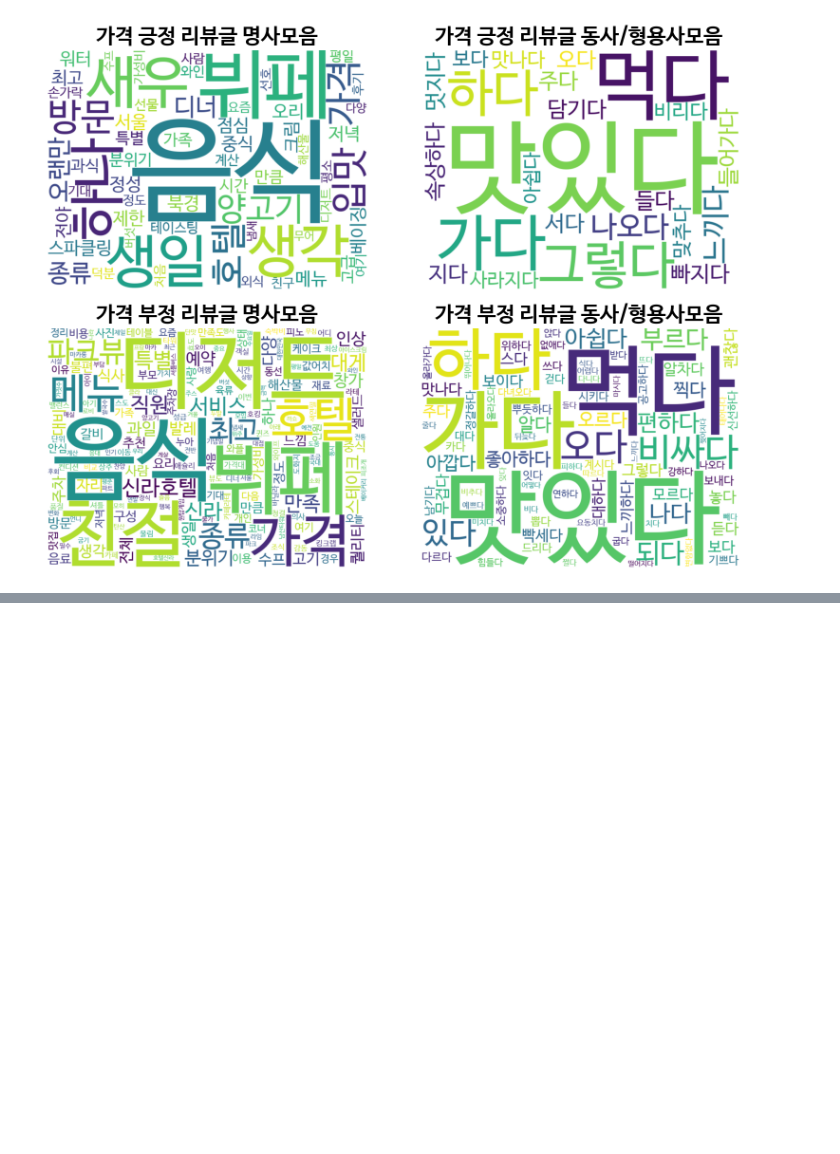
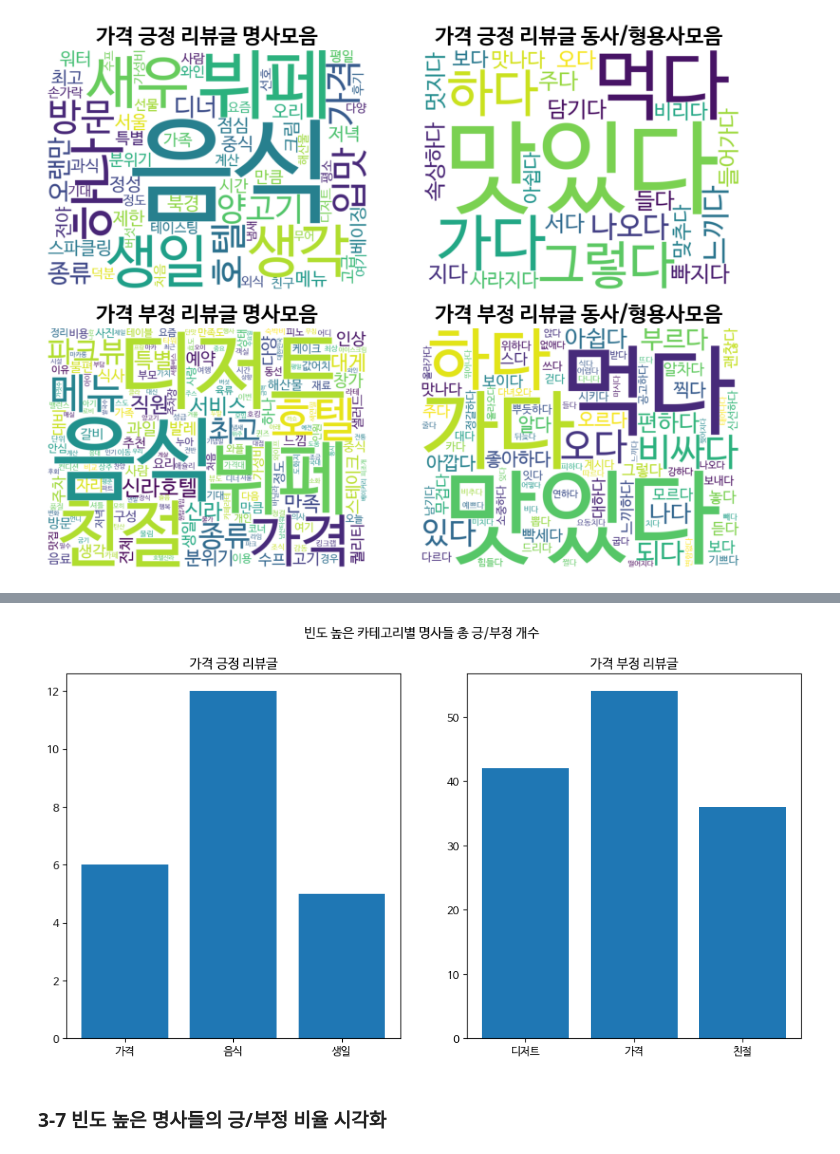
Before and after one commit to baedori99/Restaurant_Review, a Jupyter notebook: Review_Analyzer/Data_Analyze/analyzer.ipynb, the cells around one changed output, grey strips where cells are left out. Saved outputs shown, nothing was run; the diff lists cells and outputs as text; code cells hidden in the pictures; blank space fills up the shorter version.

```diff
--- a/Review_Analyzer/Data_Analyze/analyzer.ipynb
+++ b/Review_Analyzer/Data_Analyze/analyzer.ipynb
@@ -764,0 +1213,53 @@ plt.show()
+# %%
+# 평가 개수 구하기
+price_pos_price_emo = emotion_eval_counts(price_positive_parse_review, "긍정_가격")
+price_pos_food_emo = emotion_eval_counts(price_positive_parse_review, "긍정_음식")
+price_pos_birthday_emo = emotion_eval_counts(price_positive_parse_review, "긍정_생일")
+
+price_neg_dessert_emo = emotion_eval_counts(price_negative_parse_review, "부정_디저트")
+price_neg_price_emo = emotion_eval_counts(price_negative_parse_review, "부정_가격")
+price_neg_kindness_emo = emotion_eval_counts(price_negative_parse_review, "부정_친절")
+
+
+# 긍정 + 부정 평가 개수 구하기
+price_pos_price_total = price_pos_price_emo["긍정"] + price_pos_price_emo["부정"]
+price_pos_food_total = price_pos_food_emo["긍정"] + price_pos_food_emo["부정"]
+price_pos_birthday_total = price_pos_birthday_emo["긍정"] + price_pos_birthday_emo["부정"]
+
+price_neg_dessert_total = price_neg_dessert_emo["긍정"] + price_neg_dessert_emo["부정"]
+price_neg_price_total = price_neg_price_emo["긍정"] + price_neg_price_emo["부정"]
+price_neg_kindness_total = price_neg_kindness_emo["긍정"] + price_neg_kindness_emo["부정"]
+# %%
+x_positive = np.arange(3)
+price_pos_price_emo = price_pos_price_total
+price_pos_food_emo = price_pos_food_total
+price_pos_birthday_emo = price_pos_birthday_total
+
+x_negative = np.arange(3)
+price_neg_dessert_emo = price_neg_dessert_total
+price_neg_price_emo = price_neg_price_total
+price_neg_kindness_emo = price_neg_kindness_total
+
+fig, ax = plt.subplots(1,2, figsize=(12, 6))
+
+y_p_pos_axis = [price_pos_price_emo,price_pos_food_emo,price_pos_birthday_emo]
+x_p_pos_axis = ["가격","음식","생일"]
+ax[0].bar(x_positive,y_p_pos_axis)
+ax[0].set_xticks(x_positive)
+ax[0].set_xticklabels(x_p_pos_axis)
+ax[0].set_title("가격 긍정 리뷰글")
+
+
+y_p_neg_axis = [price_neg_dessert_emo,price_neg_price_emo,price_neg_kindness_emo]
+x_p_neg_axis = ["디저트","가격","친절"]
+ax[1].bar(x_negative,y_p_neg_axis)
+ax[1].set_xticks(x_negative)
+ax[1].set_xticklabels(x_p_neg_axis)
+ax[1].set_title("가격 부정 리뷰글")
+
+plt.suptitle("빈도 높은 카테고리별 명사들 총 긍/부정 개수")
+plt.show()
+# %% [output]
+[figure, added]
+# %% [markdown]
+### 3-7 빈도 높은 명사들의 긍/부정 비율 시각화
```
Also changed, not shown: parts of 40 cells of this notebook, 5 other files.
